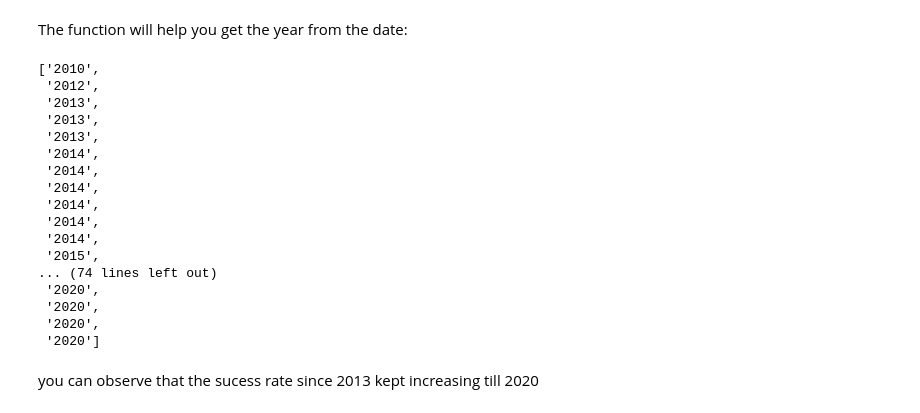
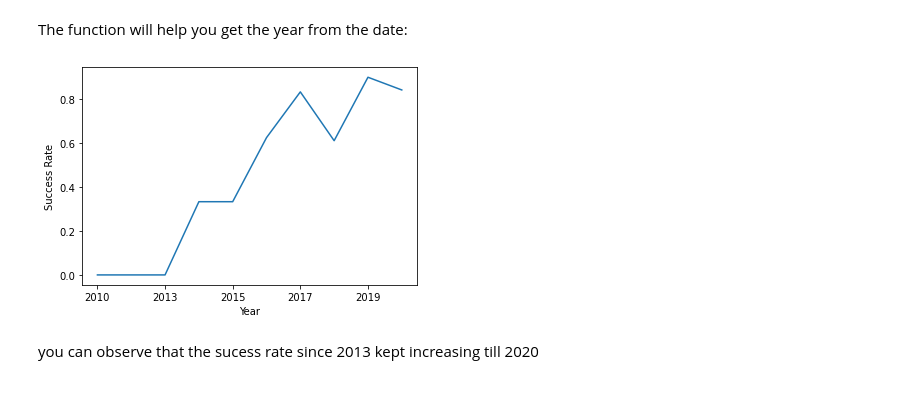
Before and after one commit to dukechain2333/IBM-Data-Science-Certificate-Capstone, a Jupyter notebook: ExploratoryDataAnalysis/jupyter-labs-eda-dataviz.ipynb, the cells around one changed output. Cells and saved outputs as stored; diff of their text form; code cells hidden in the pictures.

Commit message:
Data Visualization

```diff
--- a/ExploratoryDataAnalysis/jupyter-labs-eda-dataviz.ipynb
+++ b/ExploratoryDataAnalysis/jupyter-labs-eda-dataviz.ipynb
@@ -161,30 +161,14 @@ def Extract_year(date):
     for i in df["Date"]:
         year.append(i.split("-")[0])
     return year
-
-year = Extract_year(123)
-year
-# %% [output]
-['2010',
- '2012',
- '2013',
- '2013',
- '2013',
- '2014',
- '2014',
- '2014',
- '2014',
- '2014',
- '2014',
- '2015',
-... (74 lines left out)
- '2020',
- '2020',
- '2020',
- '2020']
 # %%
 # Plot a line chart with x axis to be the extracted year and y axis to be the success rate
-sns.lineplot(x=year,y="")
+df.groupby(Extract_year(df['Date'])).mean()['Class'].plot(kind='line')
+plt.xlabel('Year')
+plt.ylabel('Success Rate')
+plt.show()
+# %% [output]
+[figure, added]
 # %% [markdown]
 you can observe that the sucess rate since 2013 kept increasing till 2020
 # %% [markdown]
```
Also changed, not shown: parts of 5 cells of this notebook, 2 other files.
